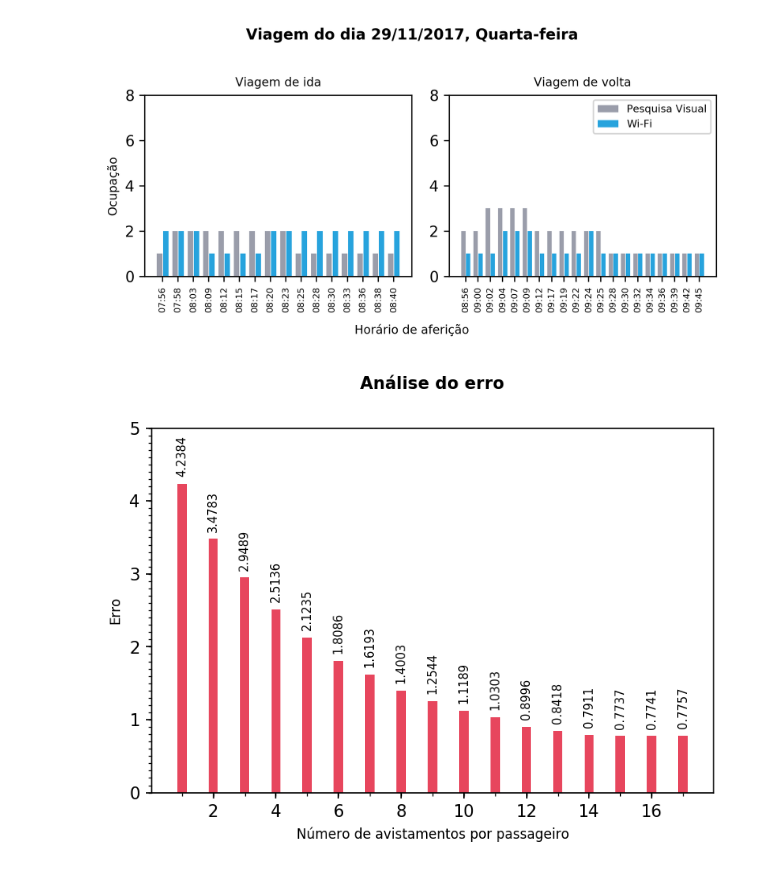
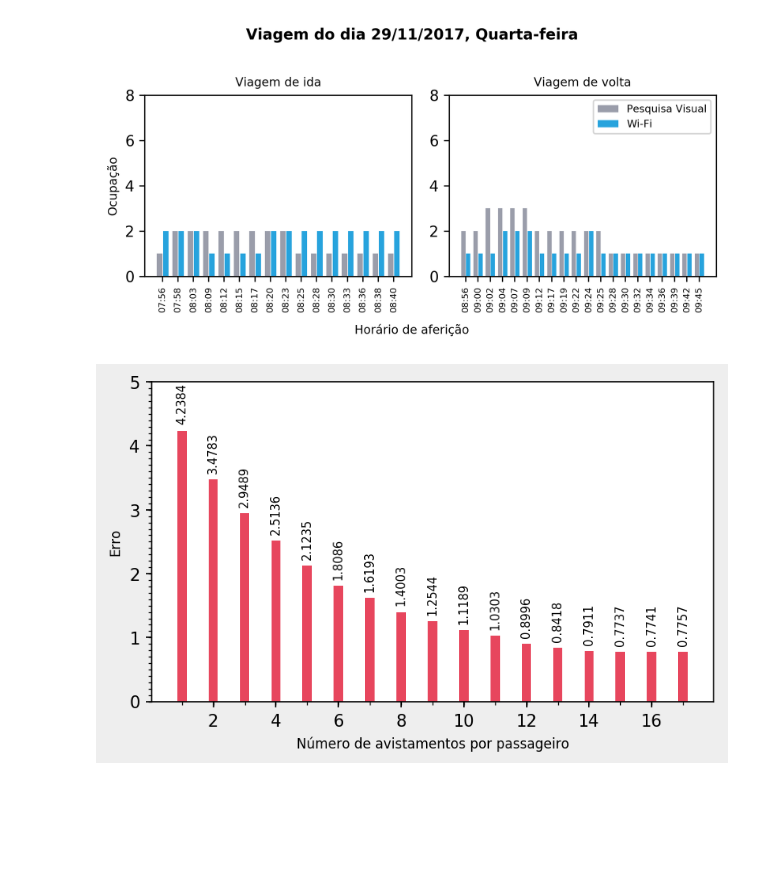
Before and after one commit to hilios/wifi-apc-analysis, a Jupyter notebook: analysis-v2.ipynb, the cells around one changed output. Cells and saved outputs as stored; diff of their text form; code cells hidden in the pictures; blank space fills up the shorter version.

```diff
--- a/analysis-v2.ipynb
+++ b/analysis-v2.ipynb
@@ -521,34 +522,33 @@ e = **0.773695**
 # %%
 import matplotlib.ticker as ticker
 
 N = {'1': 4.238421, '2': 3.478348, '3': 2.948943, '4': 2.513616, '5': 2.123482,
      '6': 1.808551, '7': 1.619276, '8': 1.400260, '9': 1.254427, '10': 1.118920,
      '11': 1.030303, '12': 0.899614, '13': 0.841791, '14': 0.791056, '15': 0.773695,
      '16': 0.774105, '17': 0.775665} # '20': 0.778782
 
 n = pd.DataFrame.from_dict({'N': [int(x) for x in N.keys()], 'error': list(N.values())}).set_index('N')
 
 
-fig, ax = plt.subplots(dpi=150, figsize=(6, 4))
+fig, ax = plt.subplots(dpi=150, figsize=(6, 3.5), facecolor="#eeeeee")
 
 # Prepare the graph
-ax.set_title("Análise do erro", **title_kwargs)
 ax.set_ylabel("Erro", **text_kwargs)
 ax.set_xlabel("Número de avistamentos por passageiro", **text_kwargs)
 ax.axes.set_ylim(top=5)
 ax.xaxis.set_major_locator(ticker.MultipleLocator(2))
 ax.xaxis.set_minor_locator(ticker.MultipleLocator(1))
 ax.yaxis.set_major_locator(ticker.MultipleLocator(1))
 ax.yaxis.set_minor_locator(ticker.MultipleLocator(0.1))
 
 for i, row in n.iterrows():
     N, error = (i, row['error'])
     ax.annotate("%0.4f" % error, xy=(N, error), xytext=(N, error+0.1),
             horizontalalignment='center', verticalalignment='bottom', fontsize='7',rotation=90)
 
 ax.bar(n.index, n['error'], width=0.3, color="#E7465D")
 plt.show()
 # %% [output]
-[figure, old version]
+[figure, new version]
 # %%
 date = "11/12/2017"
```
Also changed, not shown: parts of 4 cells of this notebook, 1 other file.
